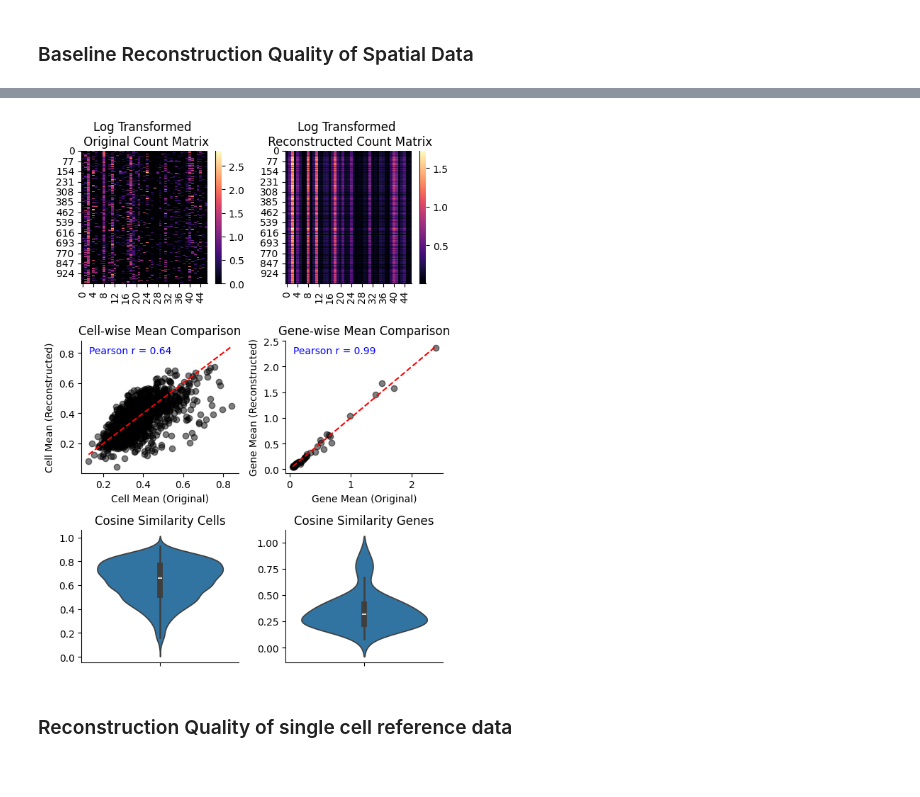
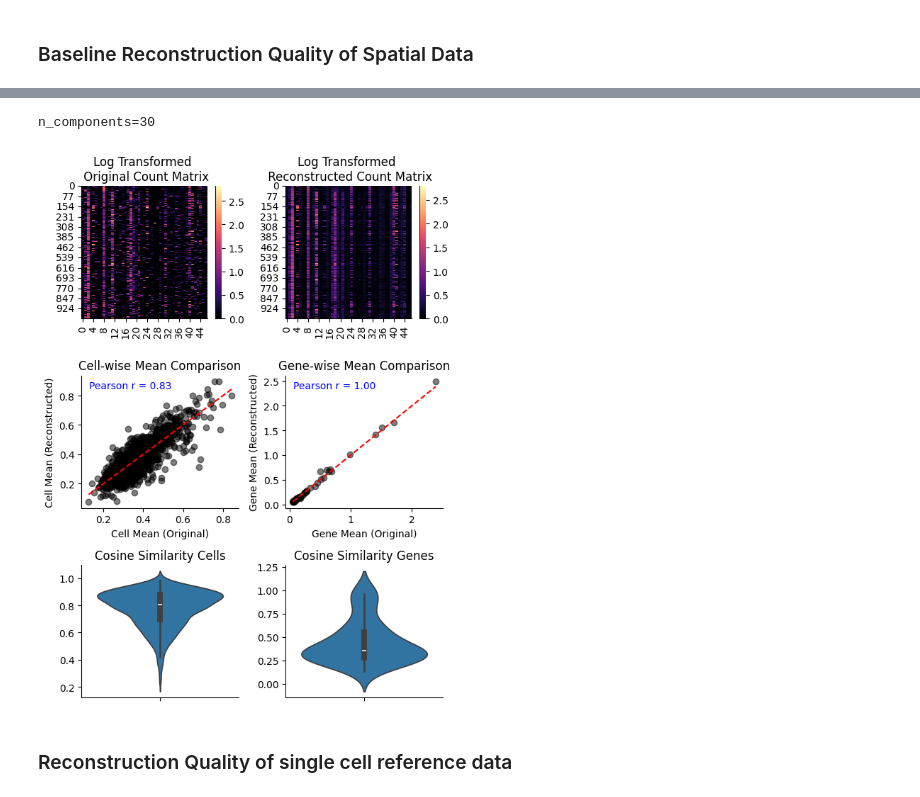
Before and after one commit to egerc/spatial_transcript_inference, a Jupyter notebook: benchmarking_nmf.ipynb, the cells around one changed output, grey strips where cells are left out. Saved outputs shown, nothing was run; the diff lists cells and outputs as text; code cells hidden in the pictures.

```diff
--- a/benchmarking_nmf.ipynb
+++ b/benchmarking_nmf.ipynb
@@ -21,17 +22,17 @@ def non_negative_factorization_reimplementation(
         update_H: bool=True,
         max_iter: int=200
 ):
-    if n_components == None:
+    if n_components is None:
         n_components = min(X.shape)
-    if W == None:
+    if W is None:
         W = np.ones((X.shape[0], n_components))
-    if H == None:
+    if H is None:
         H = np.ones((n_components, X.shape[1]))
 
     for i in tqdm(range(max_iter)):
-        W = (W.T * (H @ X.T) / (H @ H.T @ W.T)).T
+        W = (W.T * (H @ X.T) / (H @ H.T @ W.T + 1e-9)).T
         if update_H:
-            H = (H * (W.T @ X) / (W.T @ W @ H))
+            H = (H * (W.T @ X) / (W.T @ W @ H + 1e-9))
     return W, H, max_iter
 
 def cosine_similarity_rows(A, B):
@@ -142,9 +163,10 @@ shared_genes = adata_sc[:, shared_genes_mask_sc].var_names
 # %%
-n_components = 3
-res_1 = nmf_transfer_sklearn(
+n_components = 30
+res_sklearn = nmf_transfer_sklearn(
     adata_query=adata_sp,
     adata_reference=adata_sc,
-    n_components=n_components
+    n_components=n_components,
+    nmf_func=non_negative_factorization
 )
 # %% [markdown]
 ### Baseline Reconstruction Quality of Spatial Data
@@ -166,17 +188,18 @@ n_components=3
 # %%
 # Baseline Reconstruction using manual implementation of NMF
 print(f"{n_components=}")
 (lambda X, nmf_func: benchmark_reconstruction(
     X,
-    (lambda W, H, n_iter: W @ H)(
-        *nmf_func(X, n_components=2)
+    (lambda W, H, _: W @ H)(
+        *nmf_func(X)
     )
 ))(
     adata_sp[:, shared_genes].X.toarray(),
-    non_negative_factorization_reimplementation
+    functools.partial(non_negative_factorization_reimplementation, n_components=n_components, max_iter=200)
 )
 # %% [output]
+n_components=30
-[figure, old version]
+[figure, new version]
 # %% [markdown]
 ### Reconstruction Quality of single cell reference data
 # %%
```
Also changed, not shown: parts of 6 cells of this notebook.
